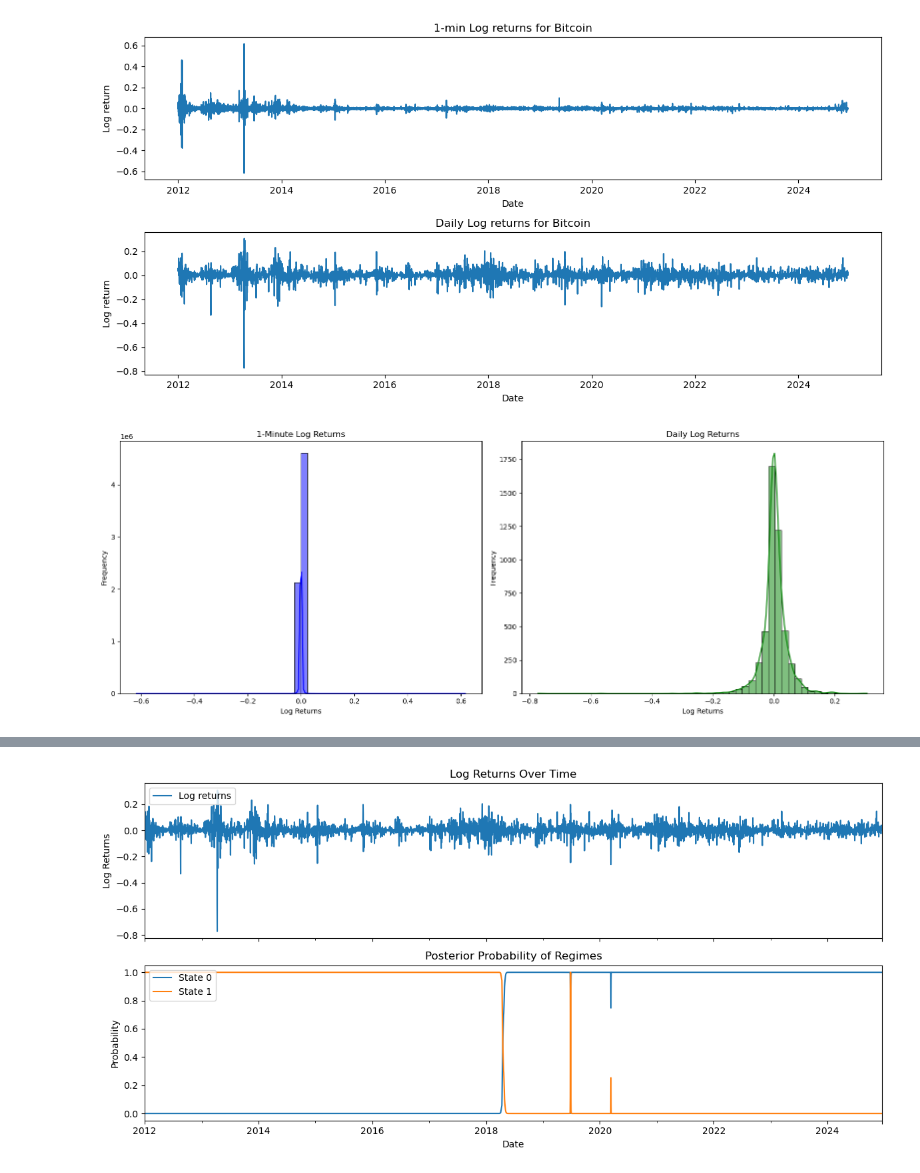
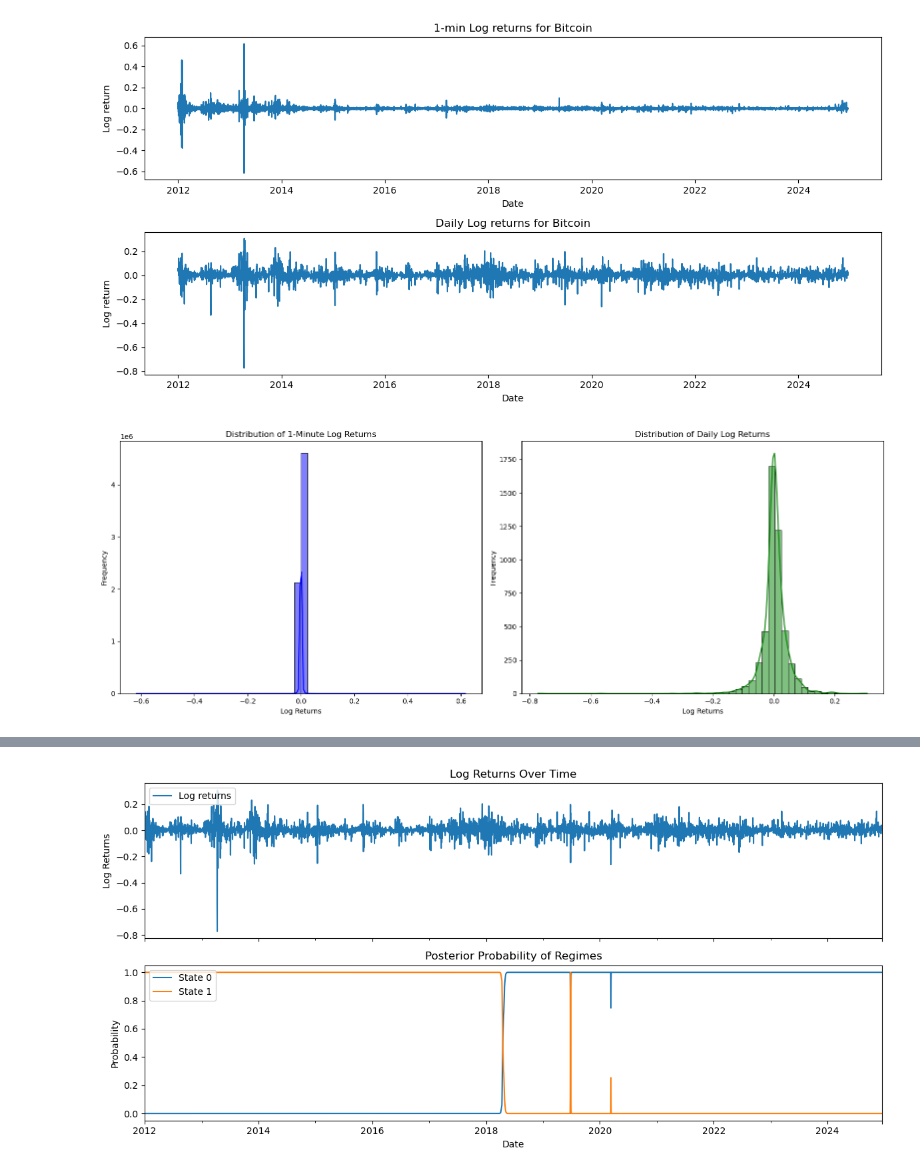
Before and after one commit to anthonymakarewicz/bitcoin-momentum-trading, a Jupyter notebook: main.ipynb, the cells around one changed output, grey strips where cells are left out. Cells and saved outputs as stored; diff of their text form; code cells hidden in the pictures.

```diff
--- a/main.ipynb
+++ b/main.ipynb
@@ -163,23 +205,26 @@ plt.show()
 [figure]
 # %%
 fig, axes = plt.subplots(1, 2, figsize=(16, 6))
+
+# Histogram 1-min log returns
 sns.histplot(
     bitcoin.select("Log returns").to_series(),
     kde=True, bins=50, color="blue", ax=axes[0]
 )
-axes[0].set_title("1-Minute Log Returns")
+axes[0].set_title("Distribution of 1-Minute Log Returns")
 axes[0].set_xlabel("Log Returns")
 axes[0].set_ylabel("Frequency")
 
+# Histogram Daily log returns
 sns.histplot(
     log_returns_daily.select("Log returns").to_series(),
     kde=True, bins=50, color="green", ax=axes[1]
 )
-axes[1].set_title("Daily Log Returns")
+axes[1].set_title("Distribution of Daily Log Returns")
 axes[1].set_xlabel("Log Returns")
 axes[1].set_ylabel("Frequency")
 
 fig.tight_layout()
 plt.show()
 # %% [output]
-[figure, old version]
+[figure, new version]
```
Also changed, not shown: parts of 14 cells of this notebook.
